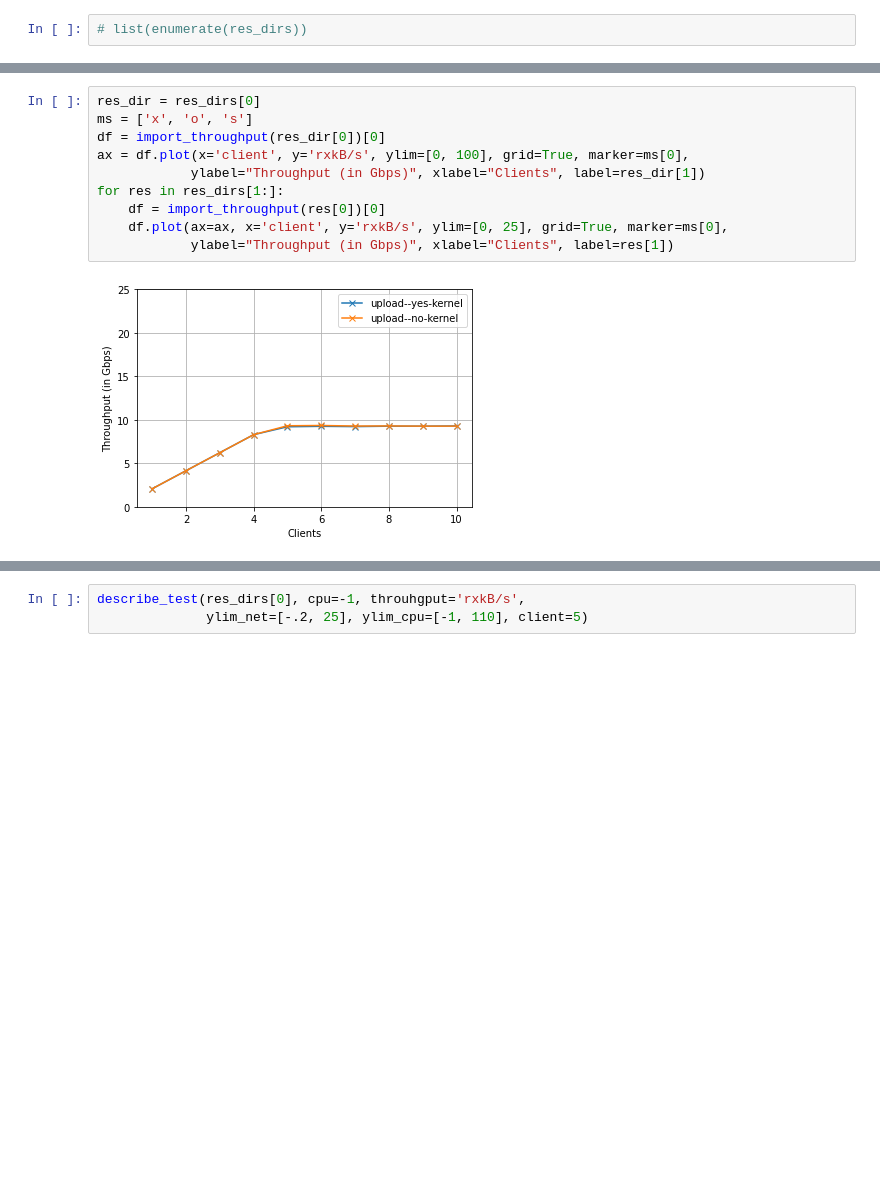
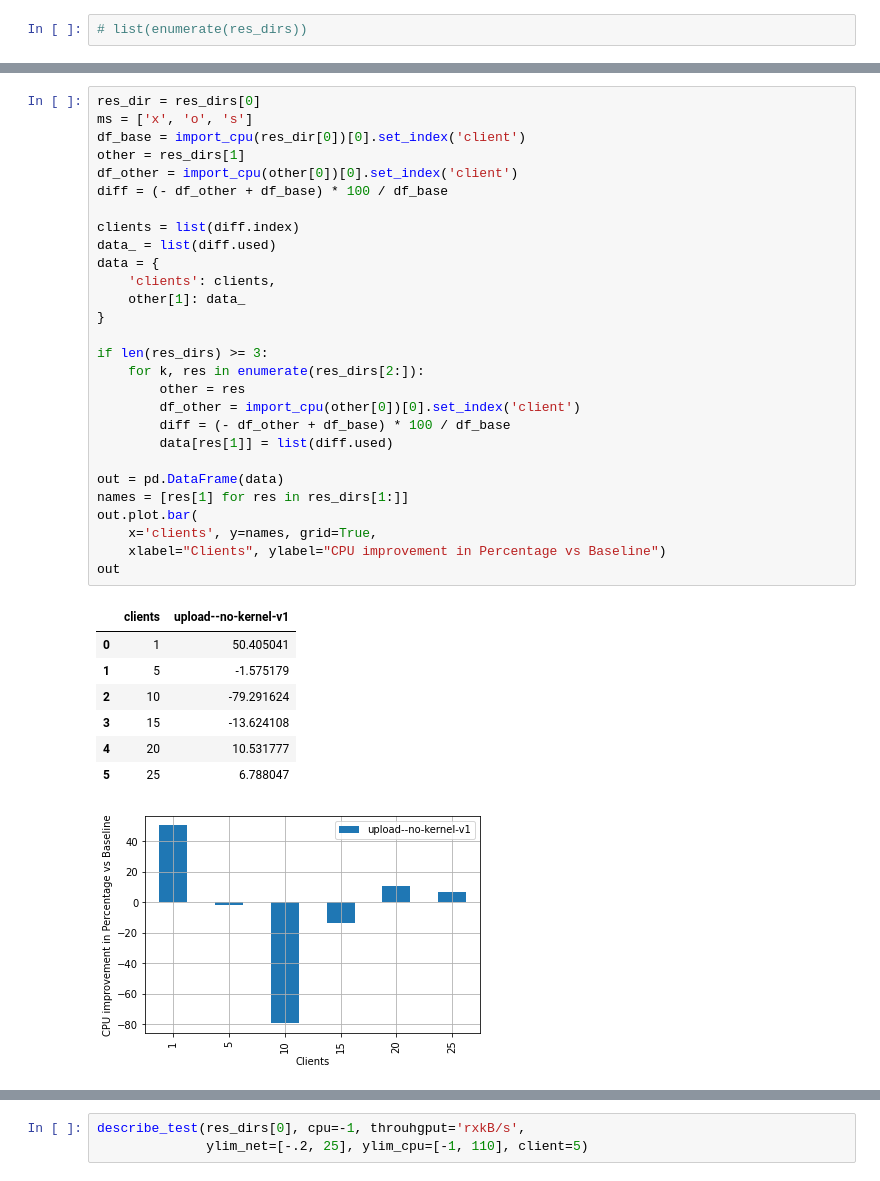
Before and after one commit to cesar237/wireguard-results-analysis, a Jupyter notebook: notebooks/Analysis cryptonce-kernel.ipynb, the cells around one changed output, grey strips where cells are left out. Cells and saved outputs as stored; diff of their text form; blank space fills up the shorter version.

```diff
--- a/notebooks/Analysis cryptonce-kernel.ipynb
+++ b/notebooks/Analysis cryptonce-kernel.ipynb
@@ -314,12 +320,37 @@ out.plot.bar(
-# %%
-res_dir = res_dirs[0]
-ms = ['x', 'o', 's']
-df = import_throughput(res_dir[0])[0]
-ax = df.plot(x='client', y='rxkB/s', ylim=[0, 100], grid=True, marker=ms[0],
-            ylabel="Throughput (in Gbps)", xlabel="Clients", label=res_dir[1])
-for res in res_dirs[1:]:
-    df = import_throughput(res[0])[0]
-    df.plot(ax=ax, x='client', y='rxkB/s', ylim=[0, 25], grid=True, marker=ms[0],
-            ylabel="Throughput (in Gbps)", xlabel="Clients", label=res[1])
-# %% [output]
-[figure, removed]
+# %%
+res_dir = res_dirs[0]
+ms = ['x', 'o', 's']
+df_base = import_cpu(res_dir[0])[0].set_index('client')
+other = res_dirs[1]
+df_other = import_cpu(other[0])[0].set_index('client')
+diff = (- df_other + df_base) * 100 / df_base
+
+clients = list(diff.index)
+data_ = list(diff.used)
+data = {
+    'clients': clients,
+    other[1]: data_
+}
+
+if len(res_dirs) >= 3:
+    for k, res in enumerate(res_dirs[2:]):
+        other = res
+        df_other = import_cpu(other[0])[0].set_index('client')
+        diff = (- df_other + df_base) * 100 / df_base
+        data[res[1]] = list(diff.used)
+
+out = pd.DataFrame(data)
+names = [res[1] for res in res_dirs[1:]]
+out.plot.bar(
+    x='clients', y=names, grid=True,
+    xlabel="Clients", ylabel="CPU improvement in Percentage vs Baseline")
+out
+# %% [output]
+|  | clients | upload--no-kernel-v1 |
+| 0 | 1 | 50.405041 |
+| 1 | 5 | -1.575179 |
+| 2 | 10 | -79.291624 |
+| 3 | 15 | -13.624108 |
+| 4 | 20 | 10.531777 |
+| 5 | 25 | 6.788047 |
+[figure, added]
```
Also changed, not shown: parts of 12 cells of this notebook, 3 other files.
